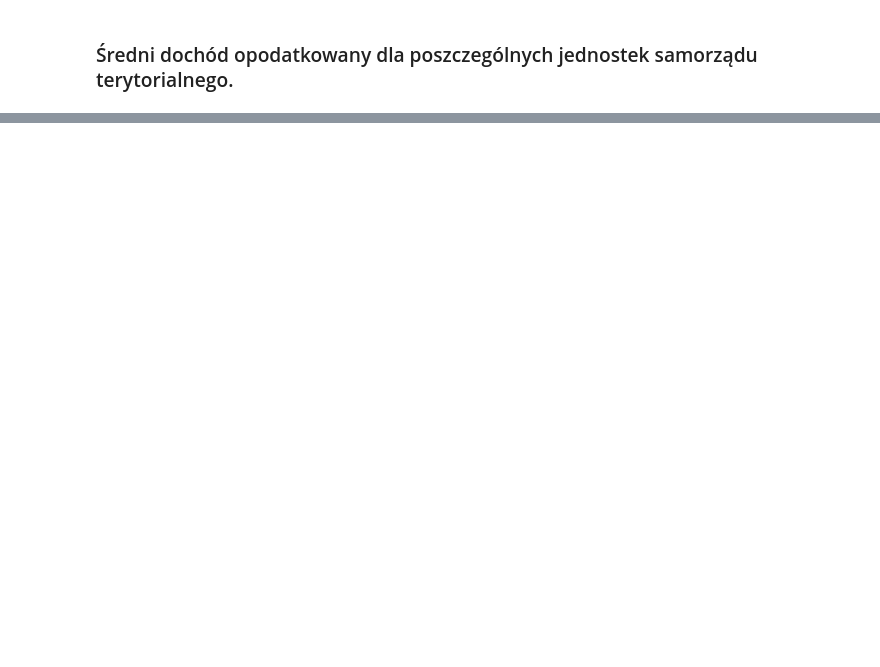
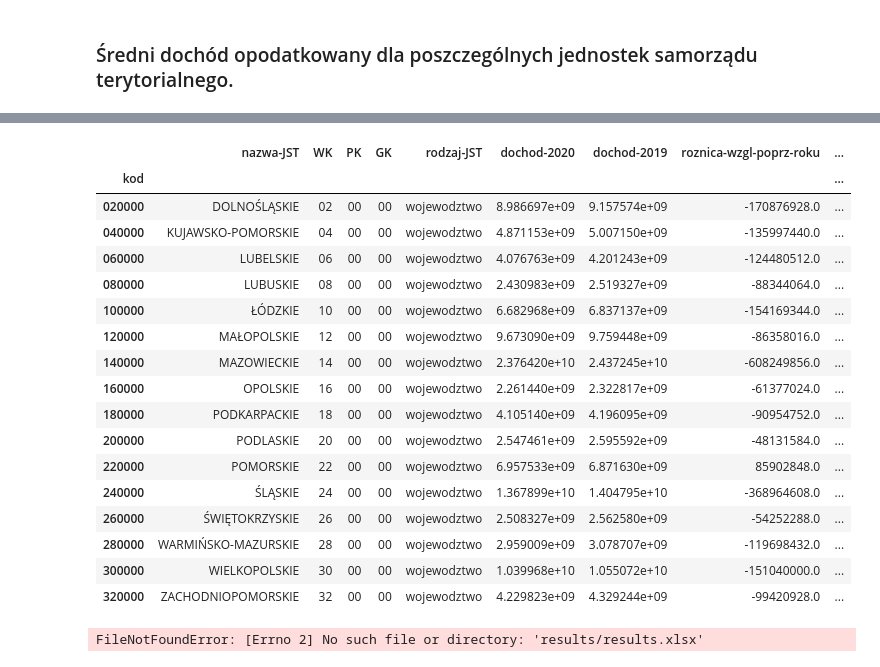
Before and after one commit to matthewmachnowski/final-assignment, a Jupyter notebook: script.ipynb, the cells around one changed output, grey strips where cells are left out. Saved outputs shown, nothing was run; the diff lists cells and outputs as text; code cells hidden in the pictures; blank space fills up the shorter version.

```diff
--- a/script.ipynb
+++ b/script.ipynb
@@ -62,0 +208,6 @@ df_gm_var
+# %%
+%%time
+df_gm_pow_mnpp = pd.concat([df_pow_mnpp_mean, df_gm_mean])
+df_pow_var = var_calc.income_variance_pow(df_gm_pow_mnpp, df_woj_mean)
+df_pow_var
+# %% [output]
@@ -62,0 +216,32 @@ df_gm_var
+|  | nazwa-JST | WK | PK | GK | rodzaj-JST | dochod-2020 | dochod-2019 | roznica-wzgl-poprz-roku | ... |
+| kod |  |  |  |  |  |  |  |  | ... |
+| 020000 | DOLNOŚLĄSKIE | 02 | 00 | 00 | wojewodztwo | 8.986697e+09 | 9.157574e+09 | -170876928.0 | ... |
+| 040000 | KUJAWSKO-POMORSKIE | 04 | 00 | 00 | wojewodztwo | 4.871153e+09 | 5.007150e+09 | -135997440.0 | ... |
+| 060000 | LUBELSKIE | 06 | 00 | 00 | wojewodztwo | 4.076763e+09 | 4.201243e+09 | -124480512.0 | ... |
+| 080000 | LUBUSKIE | 08 | 00 | 00 | wojewodztwo | 2.430983e+09 | 2.519327e+09 | -88344064.0 | ... |
+| 100000 | ŁÓDZKIE | 10 | 00 | 00 | wojewodztwo | 6.682968e+09 | 6.837137e+09 | -154169344.0 | ... |
+| 120000 | MAŁOPOLSKIE | 12 | 00 | 00 | wojewodztwo | 9.673090e+09 | 9.759448e+09 | -86358016.0 | ... |
+| 140000 | MAZOWIECKIE | 14 | 00 | 00 | wojewodztwo | 2.376420e+10 | 2.437245e+10 | -608249856.0 | ... |
+| 160000 | OPOLSKIE | 16 | 00 | 00 | wojewodztwo | 2.261440e+09 | 2.322817e+09 | -61377024.0 | ... |
+| 180000 | PODKARPACKIE | 18 | 00 | 00 | wojewodztwo | 4.105140e+09 | 4.196095e+09 | -90954752.0 | ... |
+| 200000 | PODLASKIE | 20 | 00 | 00 | wojewodztwo | 2.547461e+09 | 2.595592e+09 | -48131584.0 | ... |
+| 220000 | POMORSKIE | 22 | 00 | 00 | wojewodztwo | 6.957533e+09 | 6.871630e+09 | 85902848.0 | ... |
+| 240000 | ŚLĄSKIE | 24 | 00 | 00 | wojewodztwo | 1.367899e+10 | 1.404795e+10 | -368964608.0 | ... |
+| 260000 | ŚWIĘTOKRZYSKIE | 26 | 00 | 00 | wojewodztwo | 2.508327e+09 | 2.562580e+09 | -54252288.0 | ... |
+| 280000 | WARMIŃSKO-MAZURSKIE | 28 | 00 | 00 | wojewodztwo | 2.959009e+09 | 3.078707e+09 | -119698432.0 | ... |
+| 300000 | WIELKOPOLSKIE | 30 | 00 | 00 | wojewodztwo | 1.039968e+10 | 1.055072e+10 | -151040000.0 | ... |
+| 320000 | ZACHODNIOPOMORSKIE | 32 | 00 | 00 | wojewodztwo | 4.229823e+09 | 4.329244e+09 | -99420928.0 | ... |
+# %%
+df = [df_gm, df_pow, df_mnpp, df_metrop, df_woj]
+df_all_income = pd.concat(df)
+
+
+with pd.ExcelWriter(config["data"]["results"]) as writer:
+    df_all_income.to_excel(writer, sheet_name='doch-jst')
+    df_gm_mean.to_excel(writer, sheet_name='gm-srednie-doch')
+    df_pow_mnpp_mean.to_excel(writer, sheet_name='pow-mnpp-srednie-doch')
+    df_woj_mean.to_excel(writer, sheet_name='woj-srednie-doch')
+    df_gm_var.to_excel(writer, sheet_name='pow-stat')
+    df_woj_var.to_excel(writer, sheet_name='woj-stat')
+# %% [output]
+FileNotFoundError: [Errno 2] No such file or directory: 'results/results.xlsx'
```
Also changed, not shown: parts of 11 cells of this notebook.
